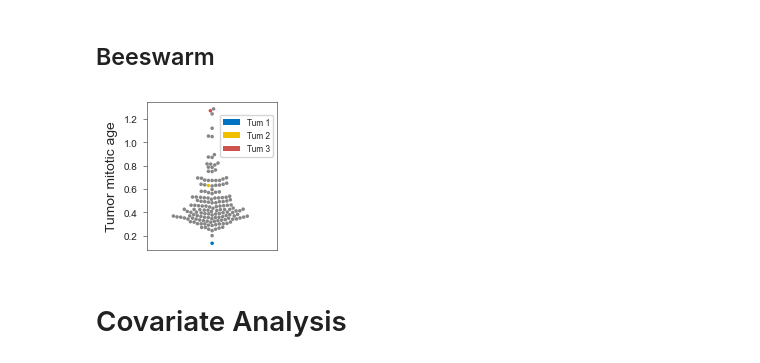
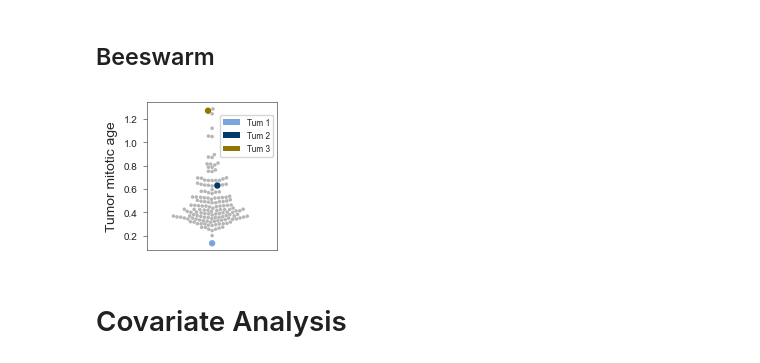
Before and after one commit to danmonyak/EpiClockNBL, a Jupyter notebook: 6. Main Analysis/Make Figures.ipynb, the cells around one changed output. Drawn from its saved outputs; the diff is of its cells as text; code cells hidden in the pictures.

```diff
--- a/6. Main Analysis/Make Figures.ipynb
+++ b/6. Main Analysis/Make Figures.ipynb
@@ -35,7 +35,8 @@ clinical = {}
 
 # Import TARGET clinical table
 clinical['TARGET'] = pd.read_table(
-    os.path.join(proj_dir_target, 'clinical.processed.withAges.tsv')
+    # os.path.join(proj_dir_target, 'clinical.processed.withAges.tsv')
+    os.path.join(proj_dir_target, 'clinical.processed.withCalendarAges.tsv')
 )
 clinical['TARGET'] = clinical['TARGET'].set_index('submitter_id')
 clinical['Henrich'] = pd.read_table(
@@ -320,7 +320,7 @@ point_size = 16
 #########################################
 
 jco = nbl_consts['palette_jco']
-color_dict = dict(zip(['Others', 'Tum 1', 'Tum 2', 'Tum 3'], [jco[2], jco[0], jco[1], jco[3]]))
+color_dict = dict(zip(['Others', 'Tum 1', 'Tum 2', 'Tum 3'], [jco[2], jco[4], jco[5], jco[6]]))
 
 sns.swarmplot(
     ax=ax,
@@ -345,34 +345,34 @@ is_labeled = np.isin(point_phis.round(8), labeled_phis.round(8))
 # Collection sizes are areas, so square the diameters
 points.set_sizes(np.where(is_labeled, (big_point_size * sf**2) ** 2, (point_size * sf**2) ** 2))
 
 # Make the other tumors partially transparent
 point_colors = points.get_facecolors()
 point_colors[~is_labeled, 3] = 0.6
 points.set_facecolors(point_colors)
 
 # Customize figure
 ax.set_xlabel('')
 ax.set_ylabel('Tumor mitotic age', fontsize=nbl_consts['labelfontsize'] * sf)
 ax.set_xticks([])
 ax.tick_params(axis='y', labelsize=nbl_consts['ticksfontsize'] * sf, width=sf, length=8 * sf)
 
 # Legend
 patches = [
     mpatches.Patch(color=color_dict[group], label=group, alpha=1, lw=0)
     for group in [f'Tum {i}' for i in range(1, 4)]
 ]
 
 plots_x, plots_y = ax.get_position().get_points()[1]
 fig.legend(handles=patches,
            loc='upper right',
            bbox_to_anchor=(plots_x, plots_y * 0.95),
            fontsize= 0.6 * nbl_consts['labelfontsize'] * sf
           )
 
 # Save figure
 fig.savefig(os.path.join(figure_outdir, 'mitotic_age_divisions_beeswarm.svg'), format='svg', pad_inches=0.1)
 # %% [output]
-[figure, old version]
+[figure, new version]
 # %% [markdown]
 # Covariate Analysis
 # %%
```
Also changed, not shown: parts of 8 cells of this notebook.
